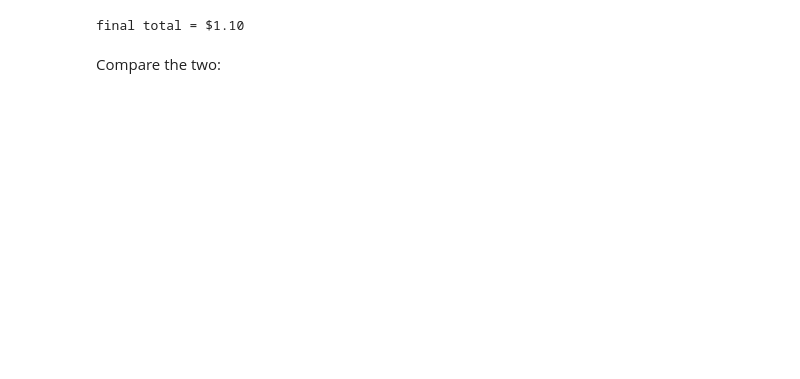
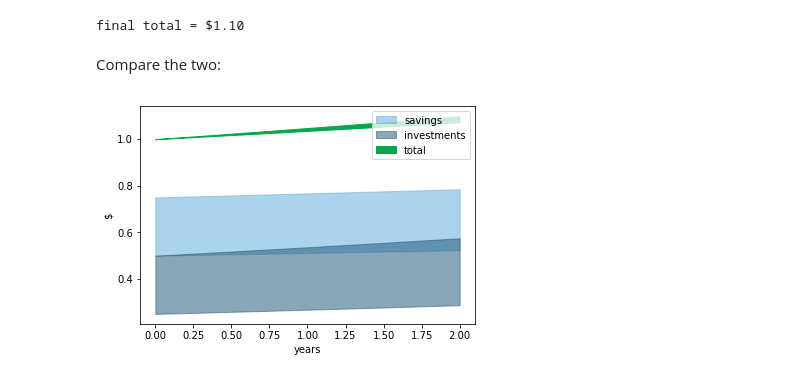
Before and after one commit to yuempark/data-projects, a Jupyter notebook: investment/investment.ipynb, the cells around one changed output. Cells and saved outputs as stored; diff of their text form; code cells hidden in the pictures; blank space fills up the shorter version.

```diff
--- a/investment/investment.ipynb
+++ b/investment/investment.ipynb
@@ -133,3 +139,17 @@ print('final total = ${:.2f}'.format(A_total_2[-1]))
 final total = $1.10
 # %% [markdown]
 Compare the two:
+# %%
+fig, ax = plt.subplots()
+
+ax.fill_between(t, A_saving_1, A_saving_2, color=c_saving, label='savings', alpha=0.5)
+ax.fill_between(t, A_invest_1, A_invest_2, color=c_invest, label='investments', alpha=0.5)
+ax.fill_between(t, A_total_1, A_total_2, color=c_total, label='total')
+
+ax.set_xlabel('years')
+ax.set_ylabel('$')
+ax.legend()
+
+plt.show(fig)
+# %% [output]
+[figure, added]
```
Also changed, not shown: parts of 4 cells of this notebook.
